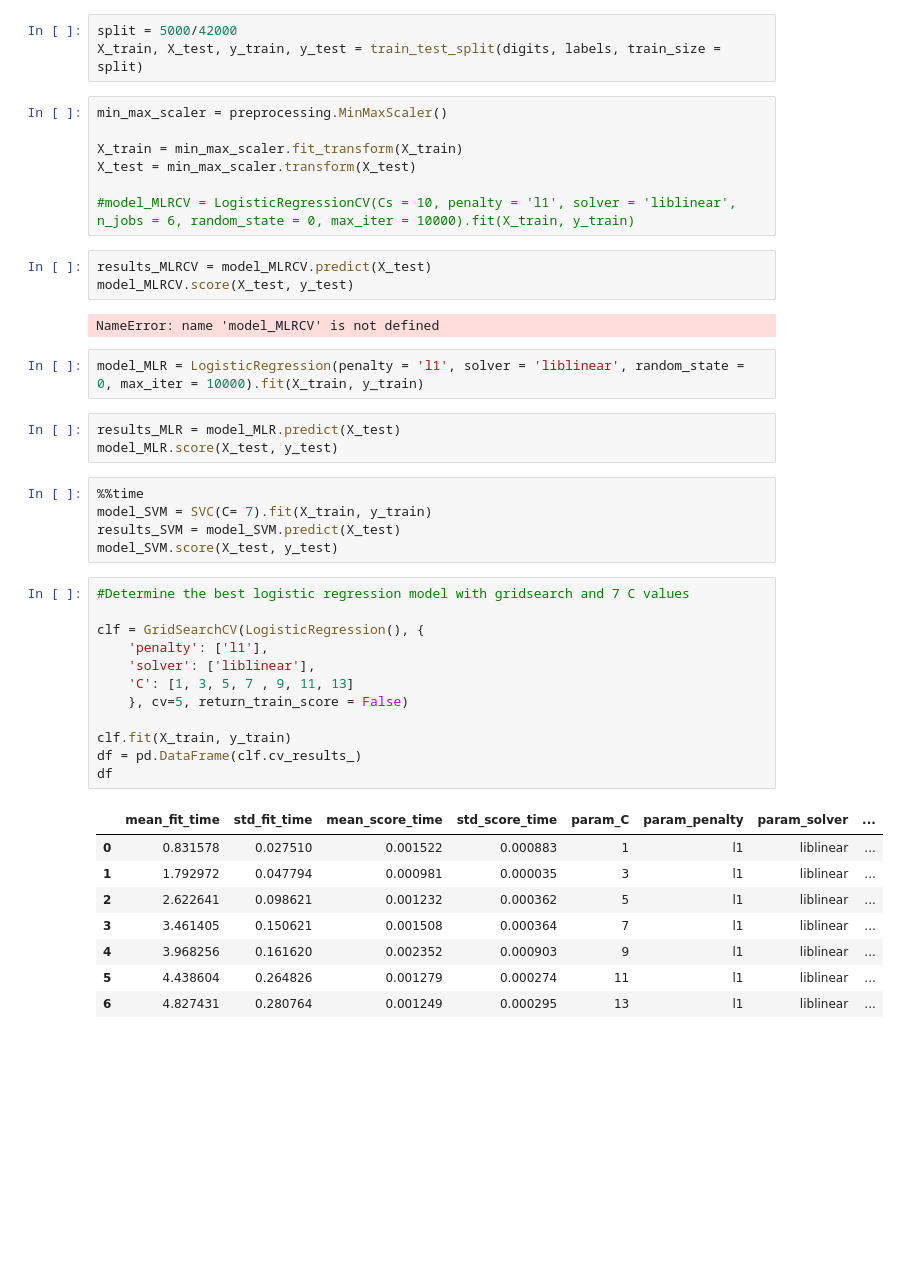
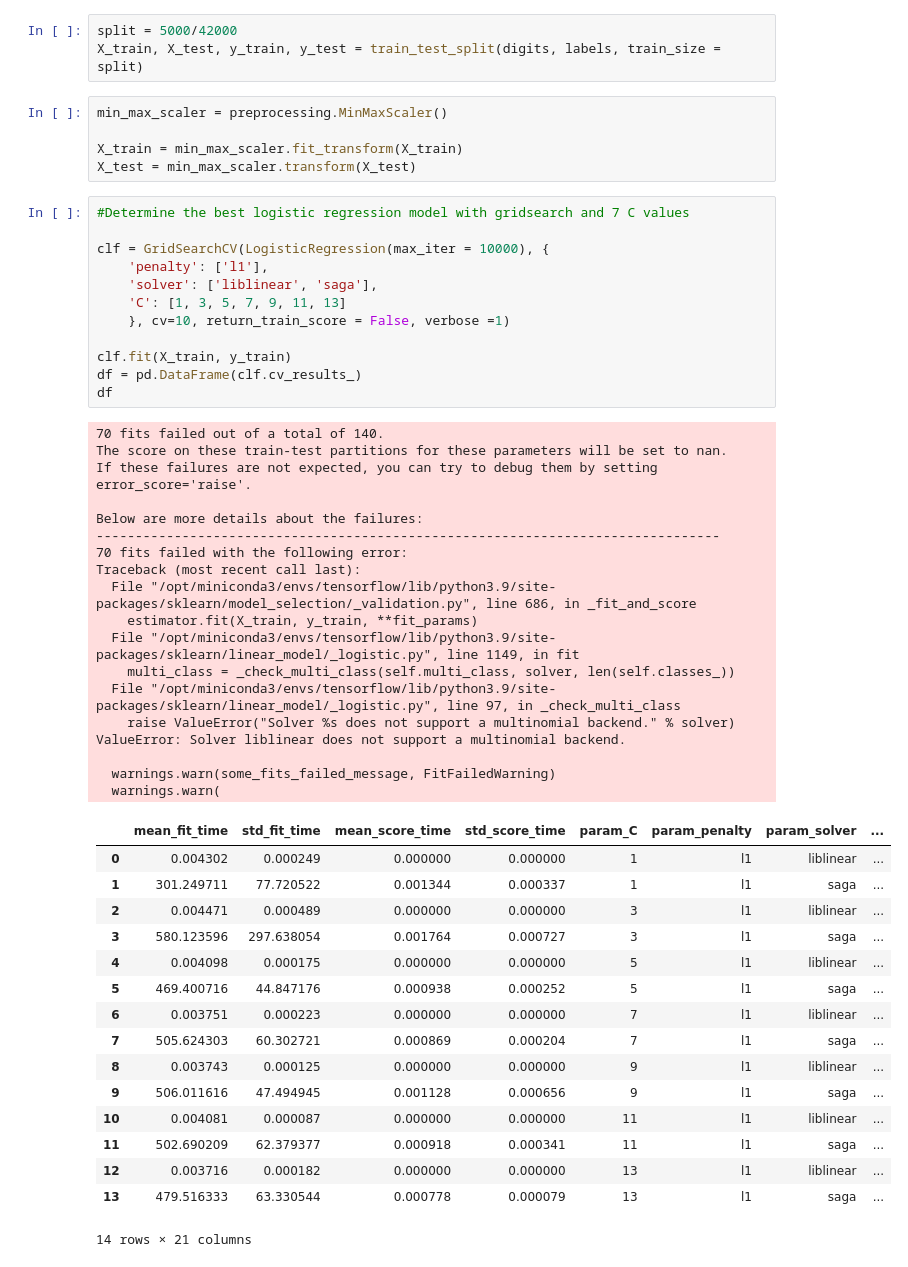
Before and after one commit to MikaSie/Project_Pattern_Recognition, a Jupyter notebook: Pattern_Recognition_Assignment1.ipynb, the cells around one changed output. Drawn from its saved outputs; the diff is of its cells as text; blank space fills up the shorter version.

```diff
--- a/Pattern_Recognition_Assignment1.ipynb
+++ b/Pattern_Recognition_Assignment1.ipynb
@@ -249,44 +269,53 @@ min_max_scaler = preprocessing.MinMaxScaler()
 
 X_train = min_max_scaler.fit_transform(X_train)
 X_test = min_max_scaler.transform(X_test)
-
-#model_MLRCV = LogisticRegressionCV(Cs = 10, penalty = 'l1', solver = 'liblinear', n_jobs = 6, random_state = 0, max_iter = 10000).fit(X_train, y_train)
-# %%
-results_MLRCV = model_MLRCV.predict(X_test)
-model_MLRCV.score(X_test, y_test)
-# %% [output]
-NameError: name 'model_MLRCV' is not defined
-# %%
-model_MLR = LogisticRegression(penalty = 'l1', solver = 'liblinear', random_state = 0, max_iter = 10000).fit(X_train, y_train)
-# %%
-results_MLR = model_MLR.predict(X_test)
-model_MLR.score(X_test, y_test)
-# %%
-%%time
-model_SVM = SVC(C= 7).fit(X_train, y_train)
-results_SVM = model_SVM.predict(X_test)
-model_SVM.score(X_test, y_test)
 # %%
 #Determine the best logistic regression model with gridsearch and 7 C values
 
-clf = GridSearchCV(LogisticRegression(), {
+clf = GridSearchCV(LogisticRegression(max_iter = 10000), {
     'penalty': ['l1'],
-    'solver': ['liblinear'],
-    'C': [1, 3, 5, 7 , 9, 11, 13]
-    }, cv=5, return_train_score = False)
+    'solver': ['liblinear', 'saga'],
+    'C': [1, 3, 5, 7, 9, 11, 13]
+    }, cv=10, return_train_score = False, verbose =1)
 
 clf.fit(X_train, y_train)
 df = pd.DataFrame(clf.cv_results_)
 df
 # %% [output]
+70 fits failed out of a total of 140.
+The score on these train-test partitions for these parameters will be set to nan.
+If these failures are not expected, you can try to debug them by setting error_score='raise'.
+
+Below are more details about the failures:
+--------------------------------------------------------------------------------
+70 fits failed with the following error:
+Traceback (most recent call last):
+  File "/opt/miniconda3/envs/tensorflow/lib/python3.9/site-packages/sklearn/model_selection/_validation.py", line 686, in _fit_and_score
+    estimator.fit(X_train, y_train, **fit_params)
+  File "/opt/miniconda3/envs/tensorflow/lib/python3.9/site-packages/sklearn/linear_model/_logistic.py", line 1149, in fit
+    multi_class = _check_multi_class(self.multi_class, solver, len(self.classes_))
+  File "/opt/miniconda3/envs/tensorflow/lib/python3.9/site-packages/sklearn/linear_model/_logistic.py", line 97, in _check_multi_class
+    raise ValueError("Solver %s does not support a multinomial backend." % solver)
+ValueError: Solver liblinear does not support a multinomial backend.
+
+  warnings.warn(some_fits_failed_message, FitFailedWarning)
+  warnings.warn(
 |  | mean_fit_time | std_fit_time | mean_score_time | std_score_time | param_C | param_penalty | param_solver | ... |
-| 0 | 0.831578 | 0.027510 | 0.001522 | 0.000883 | 1 | l1 | liblinear | ... |
-| 1 | 1.792972 | 0.047794 | 0.000981 | 0.000035 | 3 | l1 | liblinear | ... |
-| 2 | 2.622641 | 0.098621 | 0.001232 | 0.000362 | 5 | l1 | liblinear | ... |
-| 3 | 3.461405 | 0.150621 | 0.001508 | 0.000364 | 7 | l1 | liblinear | ... |
-| 4 | 3.968256 | 0.161620 | 0.002352 | 0.000903 | 9 | l1 | liblinear | ... |
-| 5 | 4.438604 | 0.264826 | 0.001279 | 0.000274 | 11 | l1 | liblinear | ... |
-| 6 | 4.827431 | 0.280764 | 0.001249 | 0.000295 | 13 | l1 | liblinear | ... |
+| 0 | 0.004302 | 0.000249 | 0.000000 | 0.000000 | 1 | l1 | liblinear | ... |
+| 1 | 301.249711 | 77.720522 | 0.001344 | 0.000337 | 1 | l1 | saga | ... |
+| 2 | 0.004471 | 0.000489 | 0.000000 | 0.000000 | 3 | l1 | liblinear | ... |
+| 3 | 580.123596 | 297.638054 | 0.001764 | 0.000727 | 3 | l1 | saga | ... |
+| 4 | 0.004098 | 0.000175 | 0.000000 | 0.000000 | 5 | l1 | liblinear | ... |
+| 5 | 469.400716 | 44.847176 | 0.000938 | 0.000252 | 5 | l1 | saga | ... |
+| 6 | 0.003751 | 0.000223 | 0.000000 | 0.000000 | 7 | l1 | liblinear | ... |
+| 7 | 505.624303 | 60.302721 | 0.000869 | 0.000204 | 7 | l1 | saga | ... |
+| 8 | 0.003743 | 0.000125 | 0.000000 | 0.000000 | 9 | l1 | liblinear | ... |
+| 9 | 506.011616 | 47.494945 | 0.001128 | 0.000656 | 9 | l1 | saga | ... |
+| 10 | 0.004081 | 0.000087 | 0.000000 | 0.000000 | 11 | l1 | liblinear | ... |
+| 11 | 502.690209 | 62.379377 | 0.000918 | 0.000341 | 11 | l1 | saga | ... |
+| 12 | 0.003716 | 0.000182 | 0.000000 | 0.000000 | 13 | l1 | liblinear | ... |
+| 13 | 479.516333 | 63.330544 | 0.000778 | 0.000079 | 13 | l1 | saga | ... |
+14 rows × 21 columns
 # %%
 #Determine the best SVM with gridsearch and 7 C values
 
```
Also changed, not shown: parts of 8 cells of this notebook.
